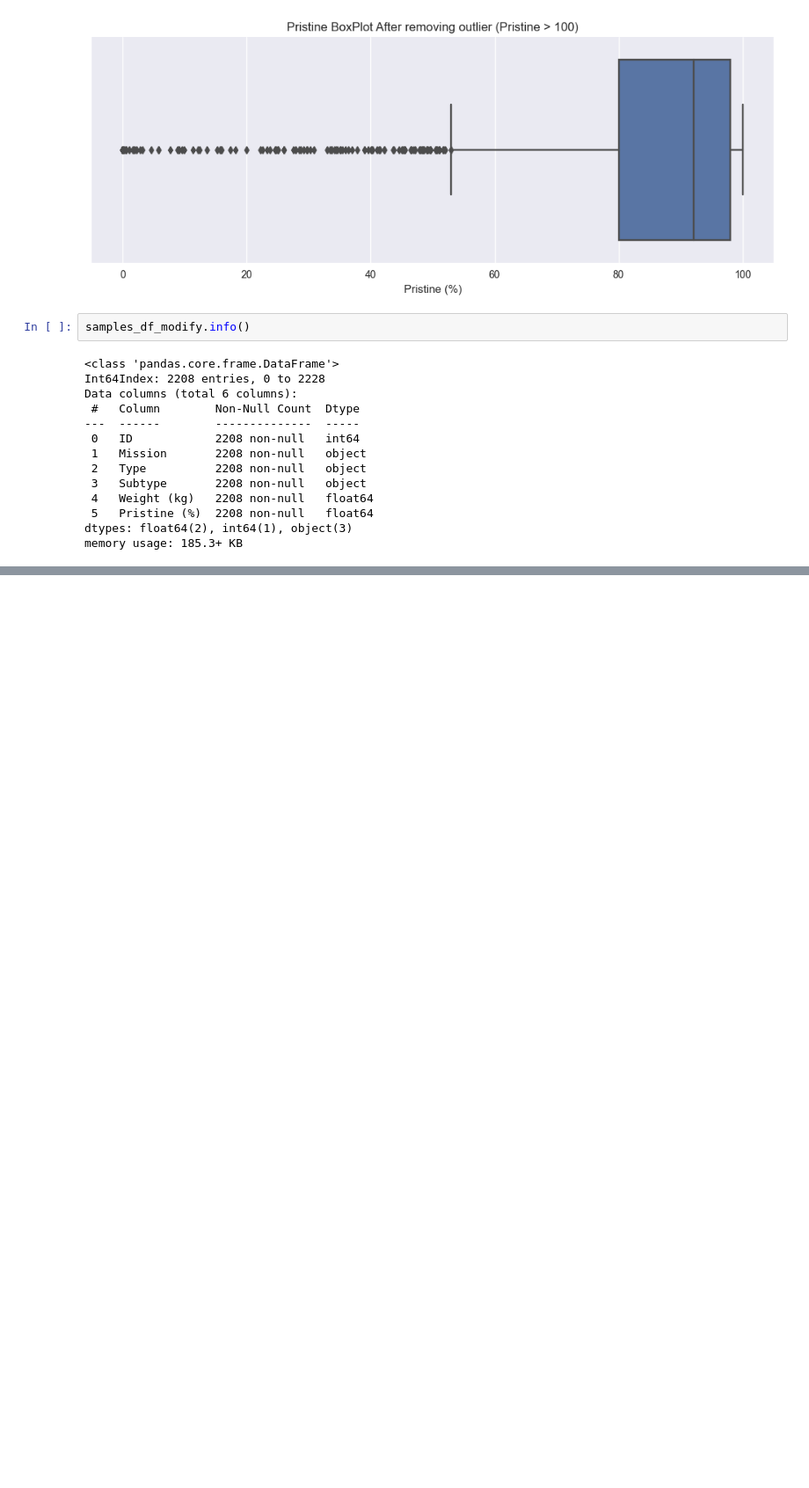
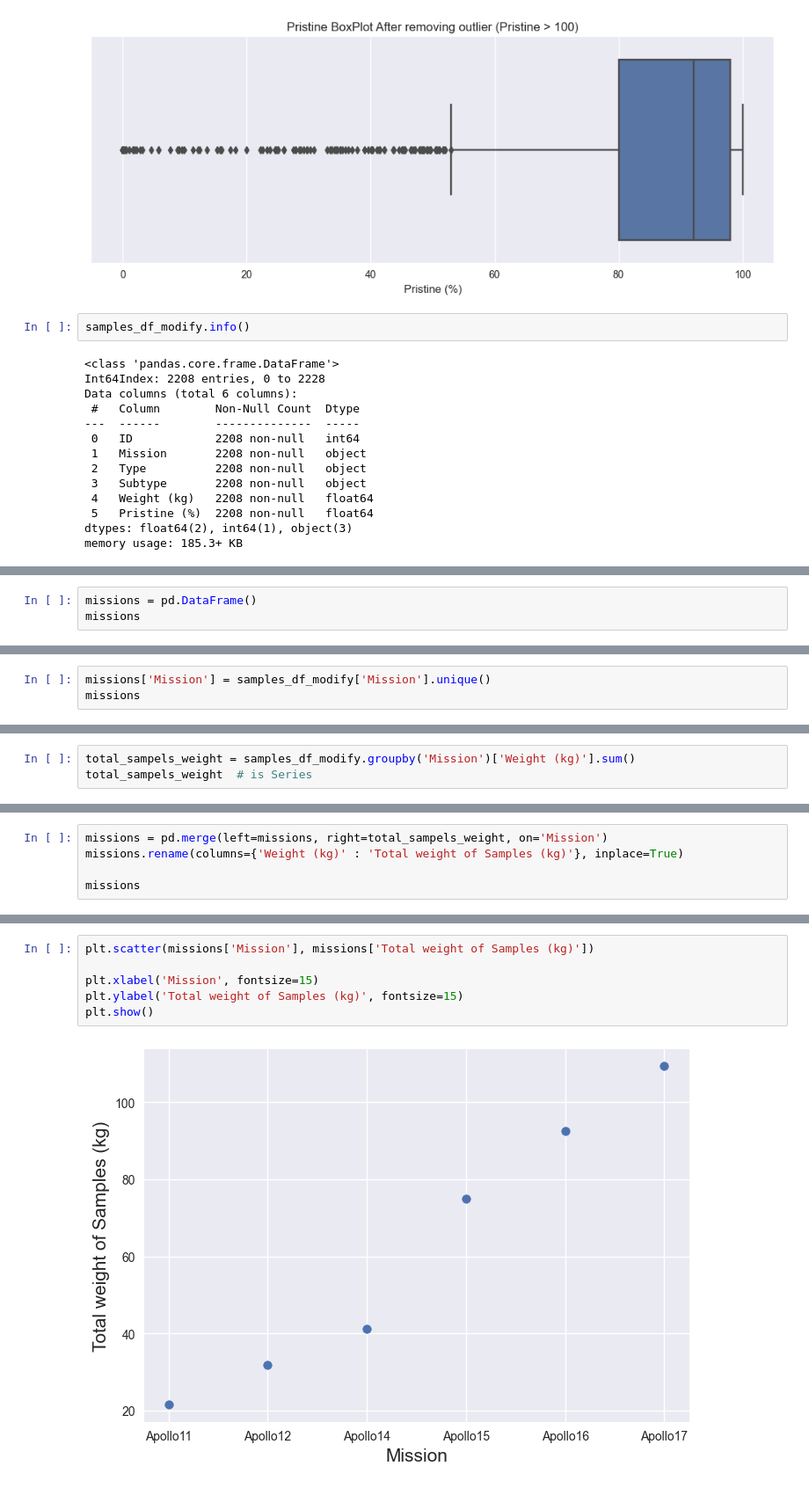
Before and after one commit to AliShariatian/Artemis-Project-Analysis, a Jupyter notebook: main.ipynb, the cells around one changed output, grey strips where cells are left out. Shown at 88% size. Cells and saved outputs as stored; diff of their text form; blank space fills up the shorter version.

```diff
--- a/main.ipynb
+++ b/main.ipynb
@@ -330,0 +337,3 @@ memory usage: 185.3+ KB
+# %%
+missions = pd.DataFrame()
+missions
@@ -330,0 +344,3 @@ memory usage: 185.3+ KB
+# %%
+missions['Mission'] = samples_df_modify['Mission'].unique()
+missions
@@ -330,0 +357,3 @@ memory usage: 185.3+ KB
+# %%
+total_sampels_weight = samples_df_modify.groupby('Mission')['Weight (kg)'].sum()
+total_sampels_weight  # is Series
@@ -330,0 +371,5 @@ memory usage: 185.3+ KB
+# %%
+missions = pd.merge(left=missions, right=total_sampels_weight, on='Mission')
+missions.rename(columns={'Weight (kg)' : 'Total weight of Samples (kg)'}, inplace=True)
+
+missions
@@ -330,0 +384,8 @@ memory usage: 185.3+ KB
+# %%
+plt.scatter(missions['Mission'], missions['Total weight of Samples (kg)'])
+
+plt.xlabel('Mission', fontsize=15)
+plt.ylabel('Total weight of Samples (kg)', fontsize=15)
+plt.show()
+# %% [output]
+[figure, added]
```
Also changed, not shown: parts of 26 cells of this notebook.
